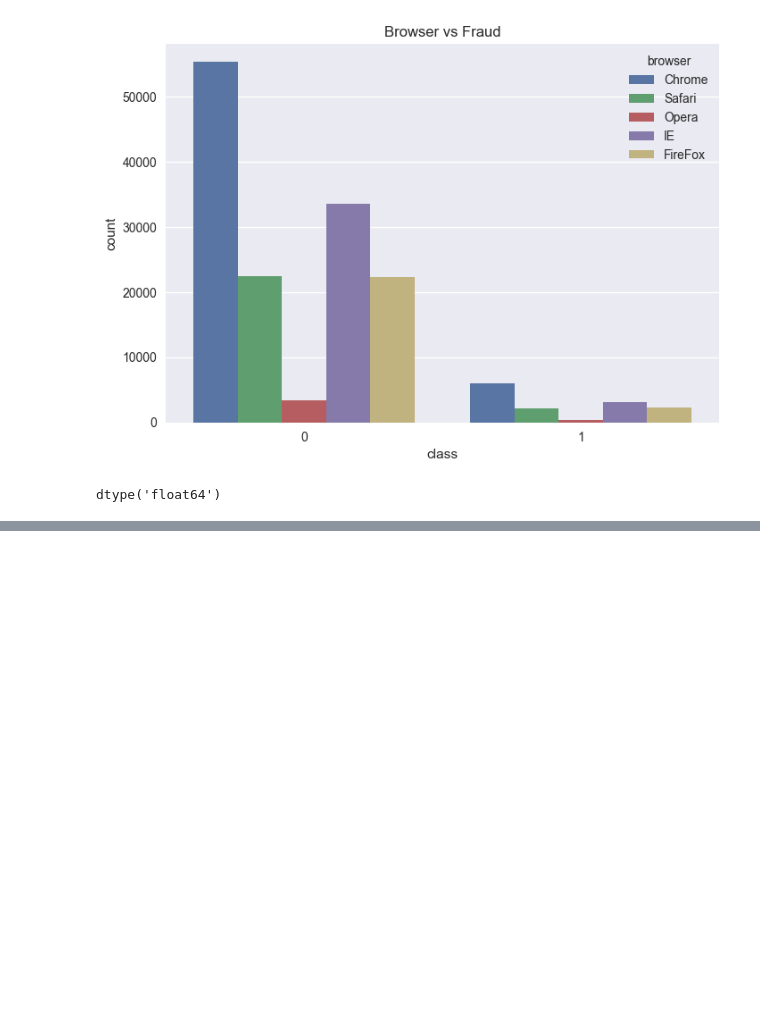
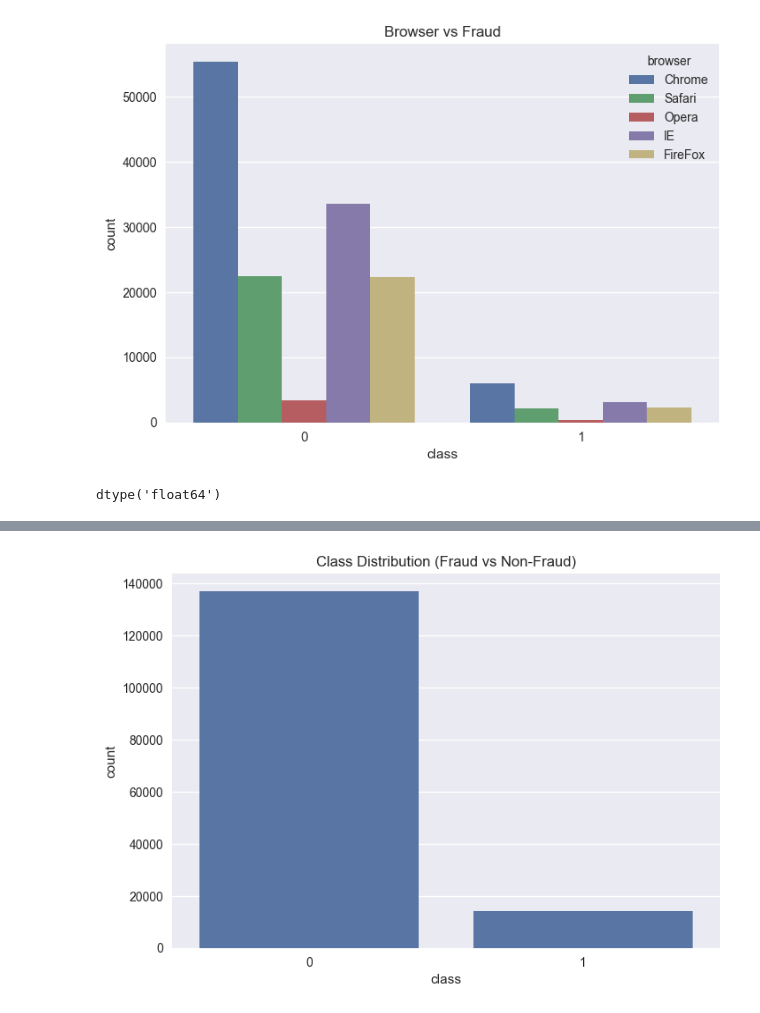
Before and after one commit to Nuhamin-Solomon/Fraud-Detection, a Jupyter notebook: notebooks/eda-fraud-data.ipynb, the cells around one changed output, grey strips where cells are left out. Cells and saved outputs as stored; diff of their text form; code cells hidden in the pictures; blank space fills up the shorter version.

```diff
--- a/notebooks/eda-fraud-data.ipynb
+++ b/notebooks/eda-fraud-data.ipynb
@@ -93,0 +106,6 @@ dtype('float64')
+# %%
+fraud_df = pd.read_csv("../data/raw/Fraud_Data.csv")
+ip_df = pd.read_csv("../data/raw/IpAddress_to_Country.csv")
+
+print("Fraud data shape:", fraud_df.shape)
+print("IP data shape:", ip_df.shape)
@@ -93,0 +147,10 @@ dtype('float64')
+# %%
+fraud_df.isnull().sum()
+fraud_df.dropna(inplace=True)
+fraud_df.duplicated().sum()
+fraud_df.drop_duplicates(inplace=True)
+# %%
+fraud_df["signup_time"] = pd.to_datetime(fraud_df["signup_time"])
+fraud_df["purchase_time"] = pd.to_datetime(fraud_df["purchase_time"])
+
+fraud_df.info()
@@ -93,0 +176,8 @@ dtype('float64')
+# %%
+fraud_df["class"].value_counts()
+fraud_df["class"].value_counts(normalize=True)
+sns.countplot(x="class", data=fraud_df)
+plt.title("Class Distribution (Fraud vs Non-Fraud)")
+plt.show()
+# %% [output]
+[figure, added]
```
Also changed, not shown: parts of 13 cells of this notebook.
